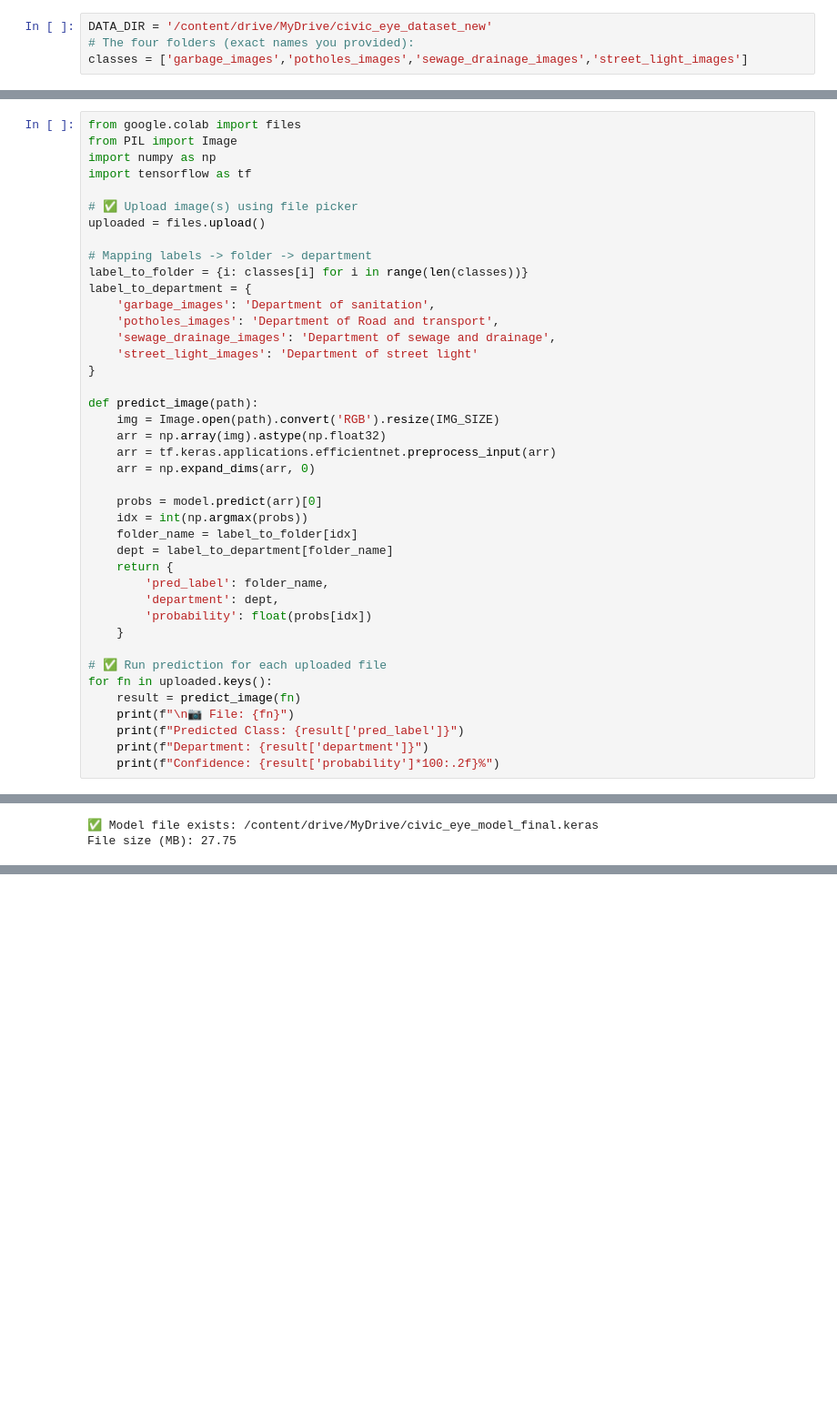
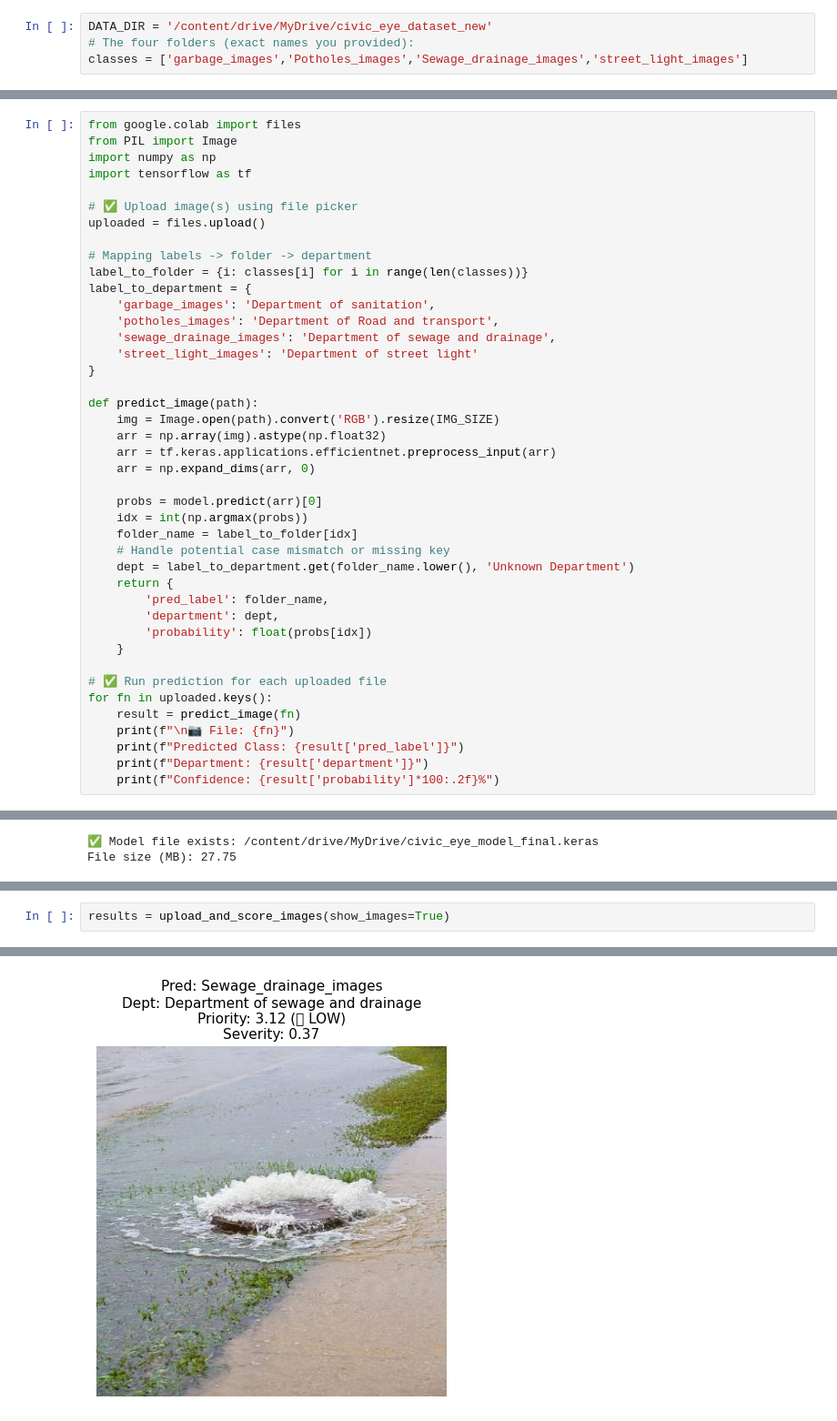
Before and after one commit to Leena811/civic_eye, a Jupyter notebook: final_civic.ipynb, the cells around one changed output, grey strips where cells are left out. Shown at 91% size. Saved outputs shown, nothing was run; the diff lists cells and outputs as text; blank space fills up the shorter version.

```diff
--- a/final_civic.ipynb
+++ b/final_civic.ipynb
@@ -10,7 +8,7 @@ Drive already mounted at /content/drive; to attempt to forcibly remount, call dr
 # %%
 DATA_DIR = '/content/drive/MyDrive/civic_eye_dataset_new'
 # The four folders (exact names you provided):
-classes = ['garbage_images','potholes_images','sewage_drainage_images','street_light_images']
+classes = ['garbage_images','Potholes_images','Sewage_drainage_images','street_light_images']
 # %%
 import os, glob
 for c in classes:
@@ -278,7 +246,8 @@ def predict_image(path):
     probs = model.predict(arr)[0]
     idx = int(np.argmax(probs))
     folder_name = label_to_folder[idx]
-    dept = label_to_department[folder_name]
+    # Handle potential case mismatch or missing key
+    dept = label_to_department.get(folder_name.lower(), 'Unknown Department')
     return {
         'pred_label': folder_name,
         'department': dept,
@@ -318,0 +878,3 @@ File size (MB): 27.75
+# %%
+results = upload_and_score_images(show_images=True)
+# %% [output]
@@ -318,0 +884 @@ File size (MB): 27.75
+[figure, added]
```
Also changed, not shown: parts of 18 cells of this notebook.
